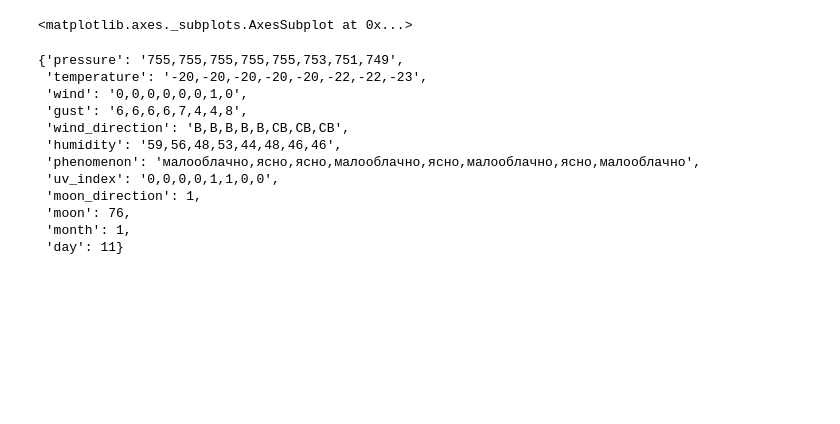
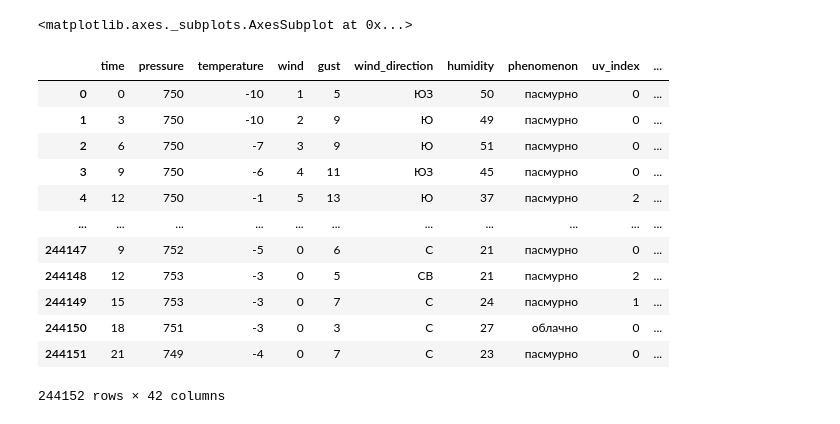
Before and after one commit to tam2511/Fishow-Backend, a Jupyter notebook: spider/utils/gen/gen_time_forecasting.ipynb, the cells around one changed output. Cells and saved outputs as stored; diff of their text form; code cells hidden in the pictures; blank space fills up the shorter version.

```diff
--- a/spider/utils/gen/gen_time_forecasting.ipynb
+++ b/spider/utils/gen/gen_time_forecasting.ipynb
@@ -30,18 +34,45 @@ dt[i:i + 10][['Щука', 'Карп', 'Налим', 'Амур', 'Окунь']].p
 <matplotlib.axes._subplots.AxesSubplot at 0x...>
 # %%
 gen = DayGenerator(dt)
-# %%
-gen[10]
-# %% [output]
-{'pressure': '755,755,755,755,755,753,751,749',
- 'temperature': '-20,-20,-20,-20,-20,-22,-22,-23',
- 'wind': '0,0,0,0,0,0,1,0',
- 'gust': '6,6,6,6,7,4,4,8',
- 'wind_direction': 'В,В,В,В,В,СВ,СВ,СВ',
- 'humidity': '59,56,48,53,44,48,46,46',
- 'phenomenon': 'малооблачно,ясно,ясно,малооблачно,ясно,малооблачно,ясно,малооблачно',
- 'uv_index': '0,0,0,0,1,1,0,0',
- 'moon_direction': 1,
- 'moon': 76,
- 'month': 1,
- 'day': 11}
+# %%
+init_ = False
+train_dt = pd.DataFrame()
+for i, row in tqdm(dt.iterrows()):
+    if i < 1 or i > len(dt) - 2:
+        continue
+#     if i > 20000:
+#         break
+    day_rows = []
+    day = gen[i]
+    for day_id in range(8):
+        temp_dict = {'time': times[day_id]}
+        for key in day:
+            temp = day[key].split(',') if isinstance(day[key], str) else day[key]
+            temp_dict.update({key: temp[day_id] if isinstance(day[key], str) else temp})
+        for fish in fishs:
+            fish = fish.capitalize()
+#             fish_dict = deepcopy(temp_dict)
+            temp_dict[fish] = gen_forecast(row[fish], times[day_id], fish)
+#             fish_dict['forecast'] = gen_forecast(row[fish], times[day_id], fish)
+        day_rows.append(temp_dict)
+    if not init_:
+        train_dt = pd.DataFrame(day_rows)
+        init_ = True
+        continue
+    train_dt = pd.concat([train_dt, pd.DataFrame(day_rows)], ignore_index=True)
+# %%
+train_dt
+# %% [output]
+|  | time | pressure | temperature | wind | gust | wind_direction | humidity | phenomenon | uv_index | ... |
+| 0 | 0 | 750 | -10 | 1 | 5 | ЮЗ | 50 | пасмурно | 0 | ... |
+| 1 | 3 | 750 | -10 | 2 | 9 | Ю | 49 | пасмурно | 0 | ... |
+| 2 | 6 | 750 | -7 | 3 | 9 | Ю | 51 | пасмурно | 0 | ... |
+| 3 | 9 | 750 | -6 | 4 | 11 | ЮЗ | 45 | пасмурно | 0 | ... |
+| 4 | 12 | 750 | -1 | 5 | 13 | Ю | 37 | пасмурно | 2 | ... |
+| ... | ... | ... | ... | ... | ... | ... | ... | ... | ... | ... |
+| 244147 | 9 | 752 | -5 | 0 | 6 | С | 21 | пасмурно | 0 | ... |
+| 244148 | 12 | 753 | -3 | 0 | 5 | СВ | 21 | пасмурно | 2 | ... |
+| 244149 | 15 | 753 | -3 | 0 | 7 | С | 24 | пасмурно | 1 | ... |
+| 244150 | 18 | 751 | -3 | 0 | 3 | С | 27 | облачно | 0 | ... |
+| 244151 | 21 | 749 | -4 | 0 | 7 | С | 23 | пасмурно | 0 | ... |
+244152 rows × 42 columns
```
Also changed, not shown: parts of 2 cells of this notebook, 8 other files.
